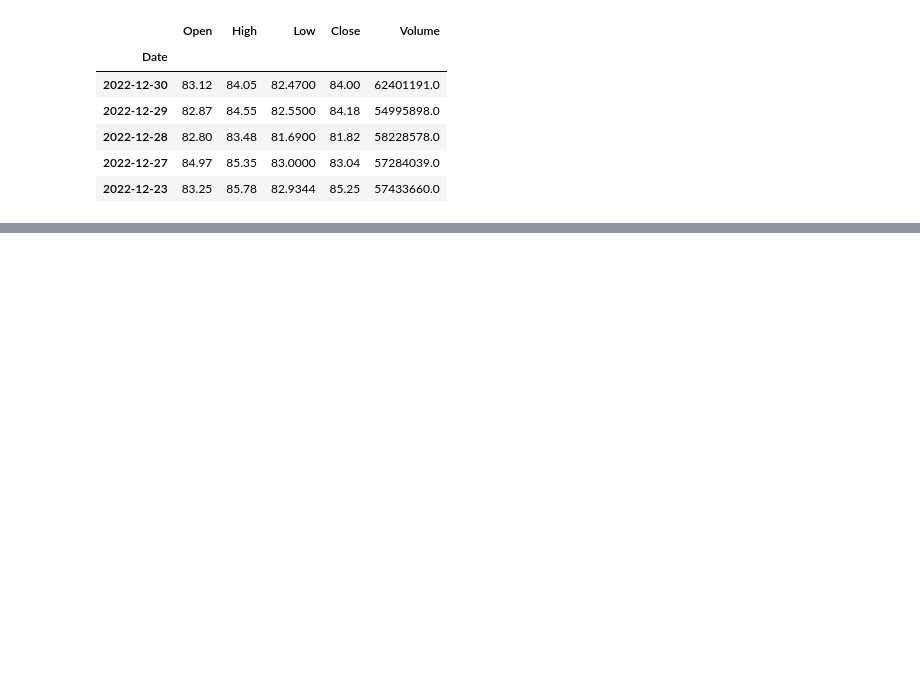
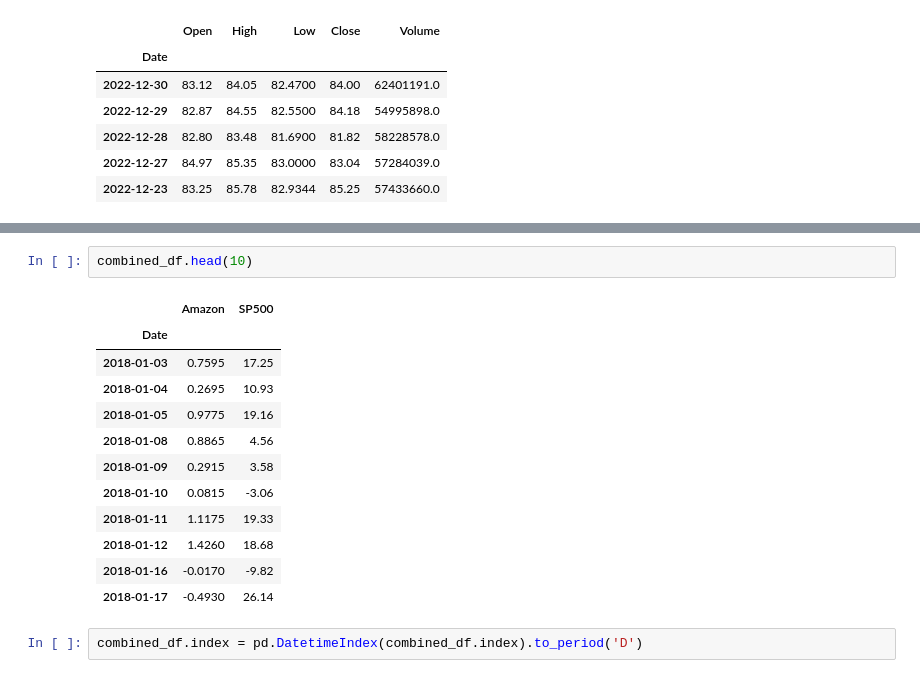
Before and after one commit to Surya7612/FE511, a Jupyter notebook: Final PRoject/correlation.ipynb, the cells around one changed output, grey strips where cells are left out. Drawn from its saved outputs; the diff is of its cells as text; blank space fills up the shorter version.

```diff
--- a/Final PRoject/correlation.ipynb
+++ b/Final PRoject/correlation.ipynb
@@ -456,0 +541,17 @@ amazon_df.head(5)
+# %%
+combined_df.head(10)
+# %% [output]
+|  | Amazon | SP500 |
+| Date |  |  |
+| 2018-01-03 | 0.7595 | 17.25 |
+| 2018-01-04 | 0.2695 | 10.93 |
+| 2018-01-05 | 0.9775 | 19.16 |
+| 2018-01-08 | 0.8865 | 4.56 |
+| 2018-01-09 | 0.2915 | 3.58 |
+| 2018-01-10 | 0.0815 | -3.06 |
+| 2018-01-11 | 1.1175 | 19.33 |
+| 2018-01-12 | 1.4260 | 18.68 |
+| 2018-01-16 | -0.0170 | -9.82 |
+| 2018-01-17 | -0.4930 | 26.14 |
+# %%
+combined_df.index = pd.DatetimeIndex(combined_df.index).to_period('D')
```
Also changed, not shown: parts of 9 cells of this notebook.
